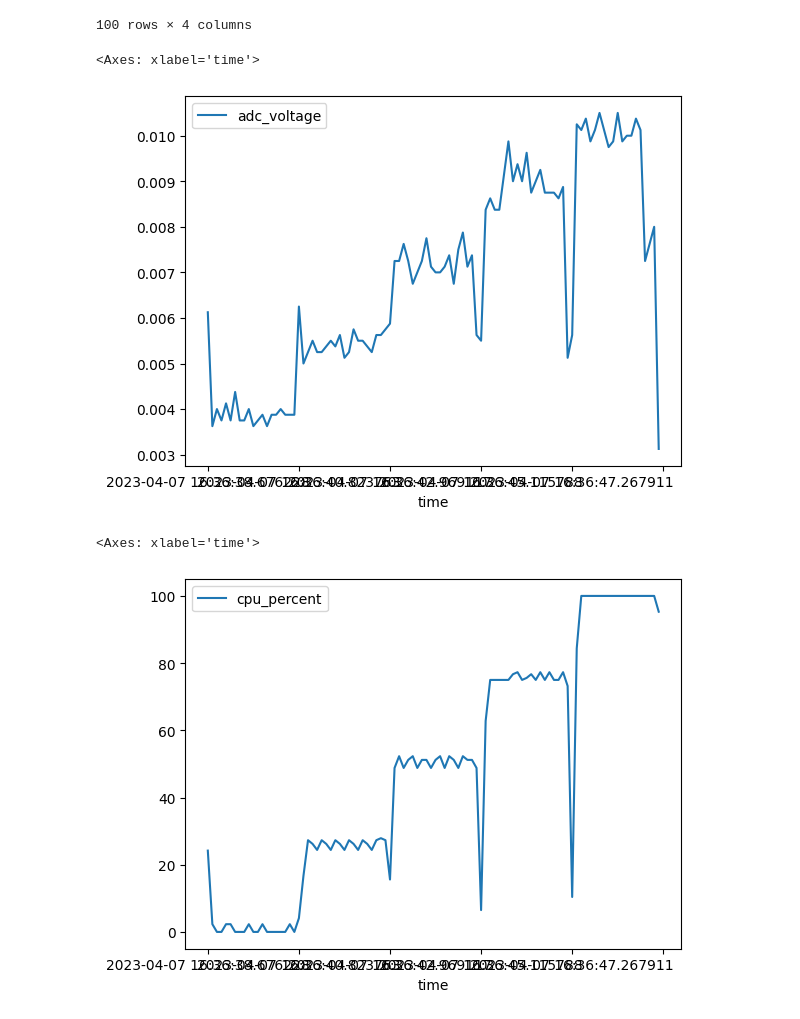
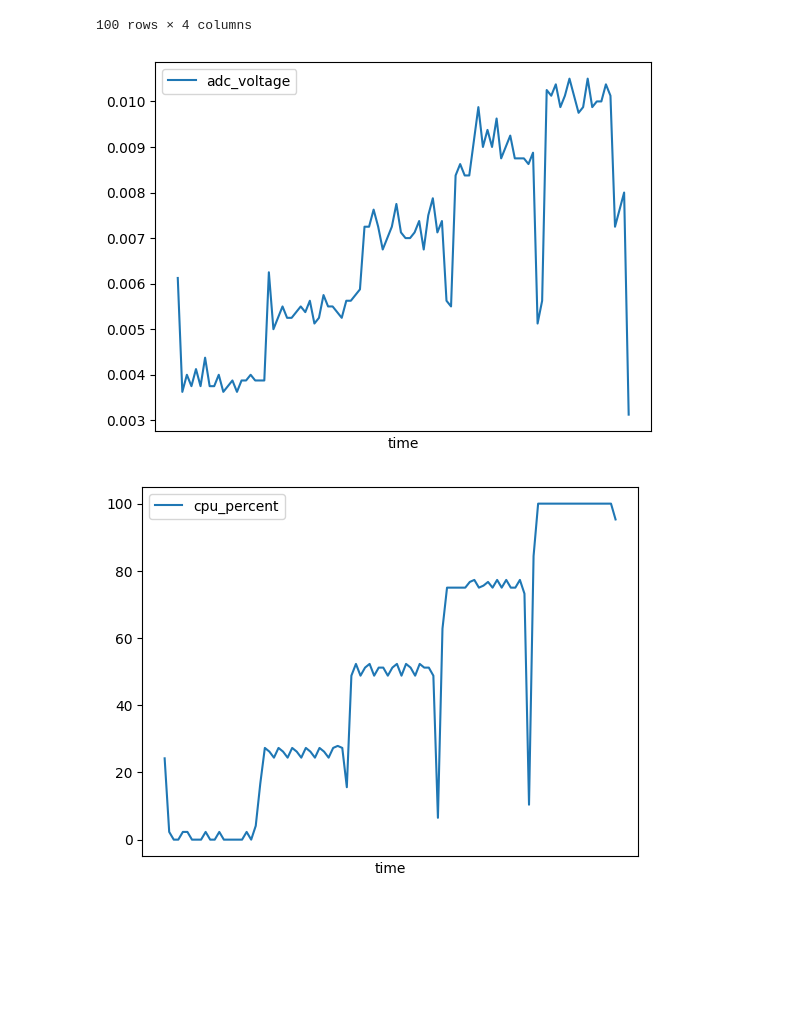
Before and after one commit to radshield/raspi-sel, a Jupyter notebook: analysis/run_matrix_2.5a.ipynb, the cells around one changed output. Saved outputs shown, nothing was run; the diff lists cells and outputs as text; code cells hidden in the pictures; blank space fills up the shorter version.

Commit message:
Clean up xlabel

```diff
--- a/analysis/run_matrix_2.5a.ipynb
+++ b/analysis/run_matrix_2.5a.ipynb
@@ -3,7 +3,7 @@ import numpy as np
 import pandas as pd
 import matplotlib.pyplot as plt
 # %%
-df = pd.read_csv('results/run_matrix_2.5a.csv')
+df = pd.read_csv('../results/run_matrix_2.5a.csv')
 df
 # %% [output]
 |  | time | cpu_percent | virtual_memory | adc_voltage |
@@ -21,13 +21,23 @@ df
 100 rows × 4 columns
 # %%
 df.plot(x='time', y='adc_voltage')
+plt.tick_params(
+    axis='x',          # changes apply to the x-axis
+    which='both',      # both major and minor ticks are affected
+    bottom=False,      # ticks along the bottom edge are off
+    top=False,         # ticks along the top edge are off
+    labelbottom=False)
 # %% [output]
-<Axes: xlabel='time'>
-[figure, old version]
+[figure, new version]
 # %%
 df.plot(x='time', y='cpu_percent')
+plt.tick_params(
+    axis='x',          # changes apply to the x-axis
+    which='both',      # both major and minor ticks are affected
+    bottom=False,      # ticks along the bottom edge are off
+    top=False,         # ticks along the top edge are off
+    labelbottom=False)
 # %% [output]
-<Axes: xlabel='time'>
-[figure, old version]
+[figure, new version]
 # %%
 df.plot(x='time', y='virtual_memory')
```
Also changed, not shown: parts of 1 cell of this notebook.
